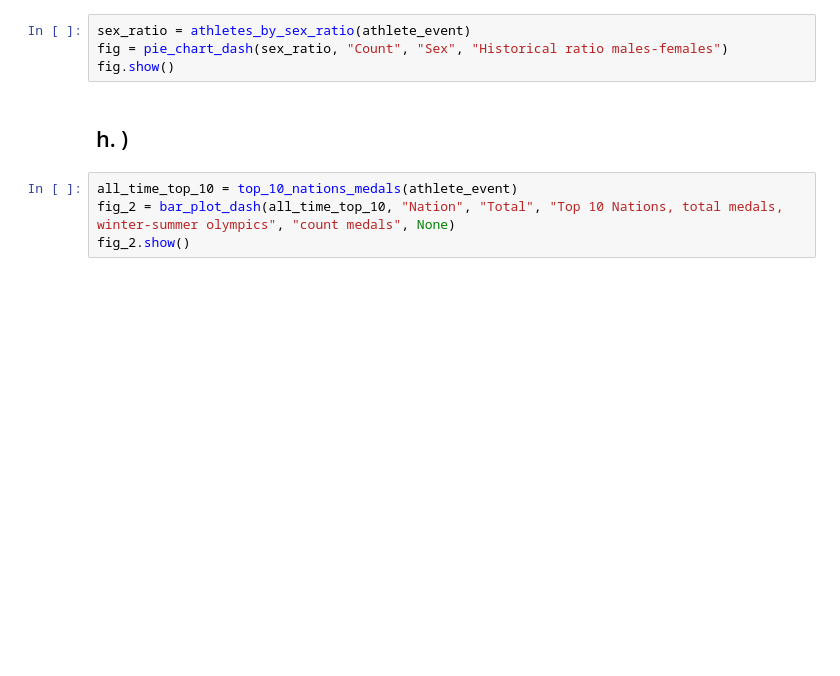
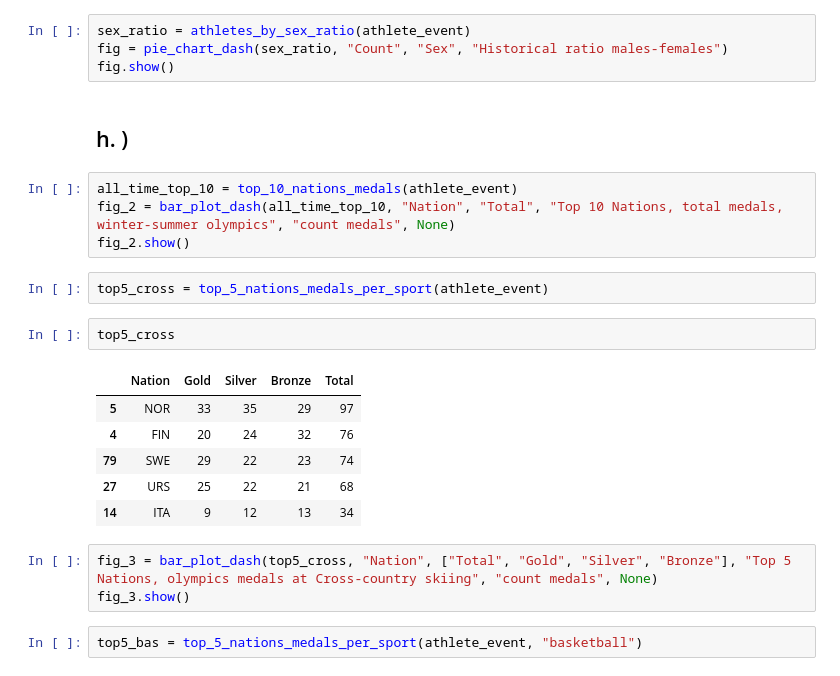
Before and after one commit to jonssonmarie/Databehandling-OS-projekt_Leo_Marie, a Jupyter notebook: Uppgift_0.ipynb, the cells around one changed output. Drawn from its saved outputs; the diff is of its cells as text; blank space fills up the shorter version.

```diff
--- a/Uppgift_0.ipynb
+++ b/Uppgift_0.ipynb
@@ -79,3 +98,19 @@ fig.show()
 all_time_top_10 = top_10_nations_medals(athlete_event)
 fig_2 = bar_plot_dash(all_time_top_10, "Nation", "Total", "Top 10 Nations, total medals, winter-summer olympics", "count medals", None)
 fig_2.show()
+# %%
+top5_cross = top_5_nations_medals_per_sport(athlete_event)
+# %%
+top5_cross
+# %% [output]
+|  | Nation | Gold | Silver | Bronze | Total |
+| 5 | NOR | 33 | 35 | 29 | 97 |
+| 4 | FIN | 20 | 24 | 32 | 76 |
+| 79 | SWE | 29 | 22 | 23 | 74 |
+| 27 | URS | 25 | 22 | 21 | 68 |
+| 14 | ITA | 9 | 12 | 13 | 34 |
+# %%
+fig_3 = bar_plot_dash(top5_cross, "Nation", ["Total", "Gold", "Silver", "Bronze"], "Top 5 Nations, olympics medals at Cross-country skiing", "count medals", None)
+fig_3.show()
+# %%
+top5_bas = top_5_nations_medals_per_sport(athlete_event, "basketball")
```
Also changed, not shown: parts of 11 cells of this notebook, 1 other file.
